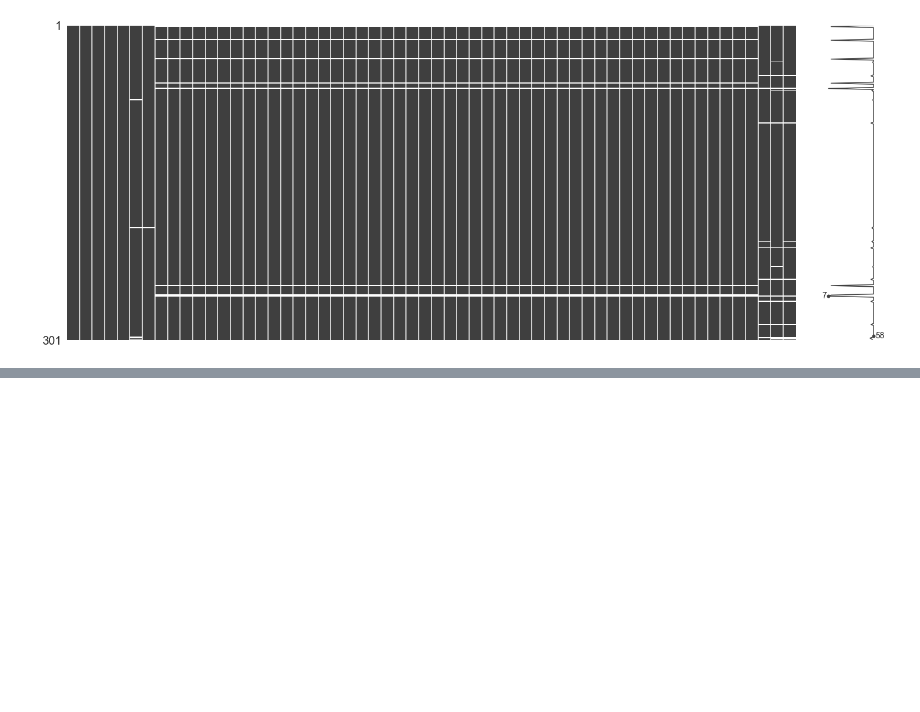
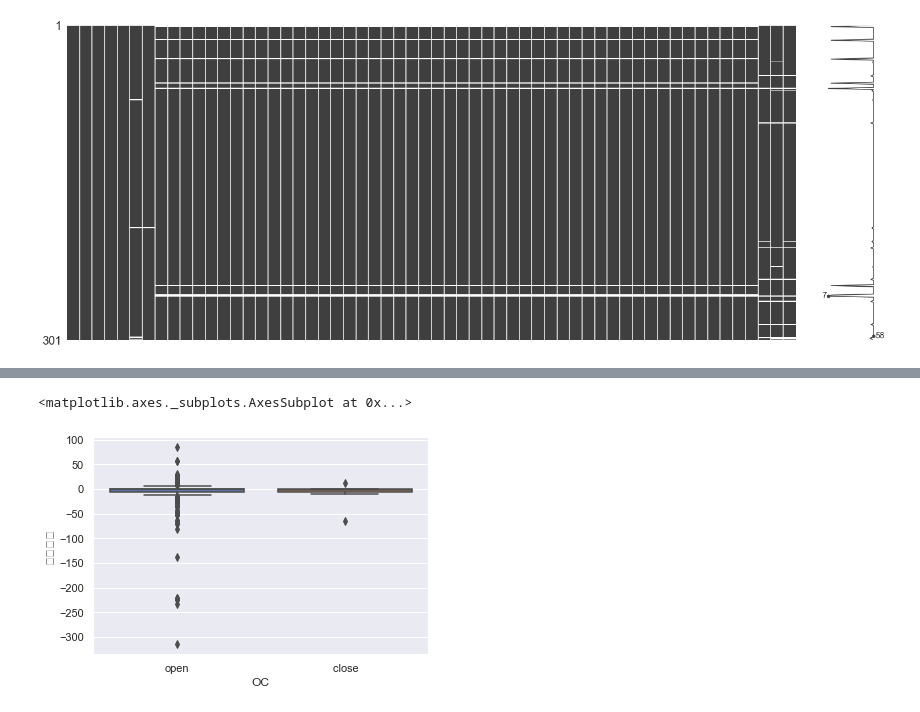
Before and after one commit to bill7845/jupyter_repo, a Jupyter notebook: jupyter_CODE/병원개폐업예측모델링/병원개폐업예측모델링_5.ipynb, the cells around one changed output, grey strips where cells are left out. Saved outputs shown, nothing was run; the diff lists cells and outputs as text; code cells hidden in the pictures; blank space fills up the shorter version.

```diff
--- a/jupyter_CODE/병원개폐업예측모델링/병원개폐업예측모델링_5.ipynb
+++ b/jupyter_CODE/병원개폐업예측모델링/병원개폐업예측모델링_5.ipynb
@@ -61,0 +60,2 @@ msno.matrix(train)
+# %%
+train_copy = train.dropna()
@@ -61,0 +115,23 @@ msno.matrix(train)
+# %%
+# 1차 변수제거
+
+# inst_id, oepnDate 제거
+train_copy = train_copy.drop(['inst_id','openDate','employee1','employee2','sgg'],axis=1)
+
+#
+# train_copy = train_copy.drop(['revenue1', 'salescost1', 'sga1',
+#        'salary1', 'noi1', 'noe1', 'interest1', 'ctax1', 'profit1',
+#        'liquidAsset1', 'quickAsset1', 'receivableS1', 'inventoryAsset1',
+#        'nonCAsset1', 'tanAsset1', 'OnonCAsset1', 'receivableL1', 'debt1',
+#        'liquidLiabilities1', 'shortLoan1', 'NCLiabilities1', 'longLoan1',
+#        'netAsset1', 'surplus1', 'revenue2', 'salescost2', 'sga2', 'salary2',
+#        'noi2', 'noe2', 'interest2', 'ctax2', 'profit2', 'liquidAsset2',
+#        'quickAsset2', 'receivableS2', 'inventoryAsset2', 'nonCAsset2',
+#        'tanAsset2', 'OnonCAsset2', 'receivableL2', 'debt2',
+#        'liquidLiabilities2', 'shortLoan2', 'NCLiabilities2', 'longLoan2',
+#        'netAsset2', 'surplus2'],axis=1)
+# %%
+sns.boxplot(x='OC', y='직원증감', data=train_copy[['OC','직원증감']])
+# %% [output]
+<matplotlib.axes._subplots.AxesSubplot at 0x...>
+[figure, added]
```
Also changed, not shown: parts of 18 cells of this notebook, 3 other files.
